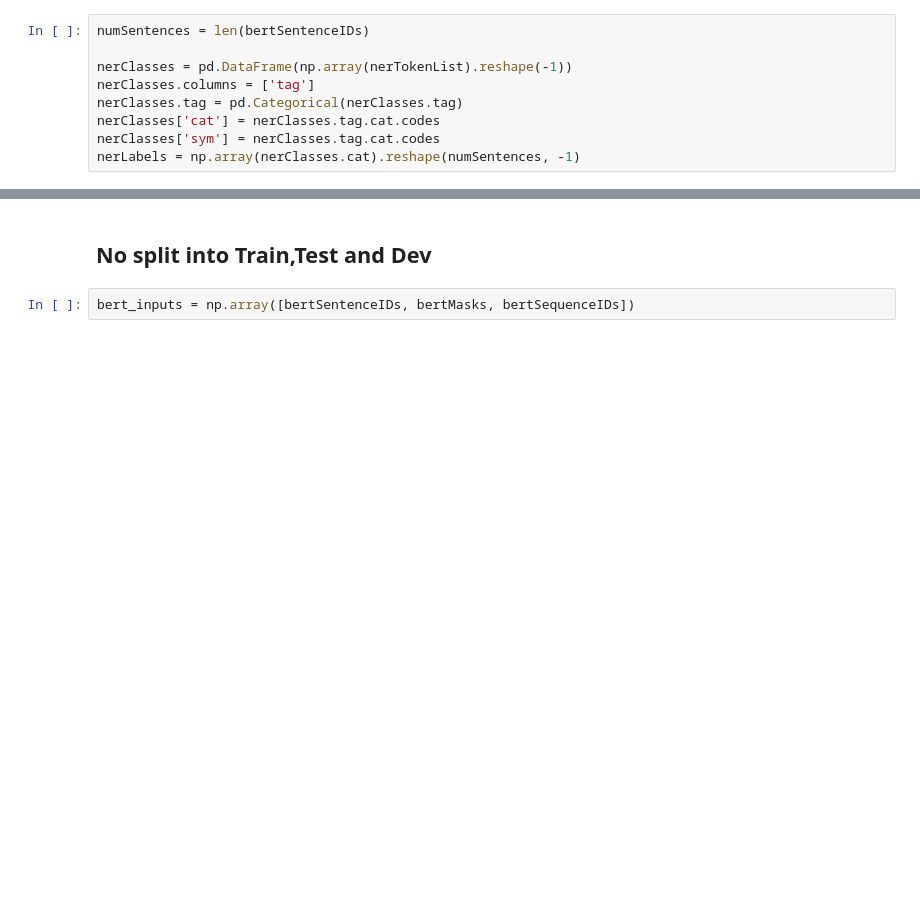
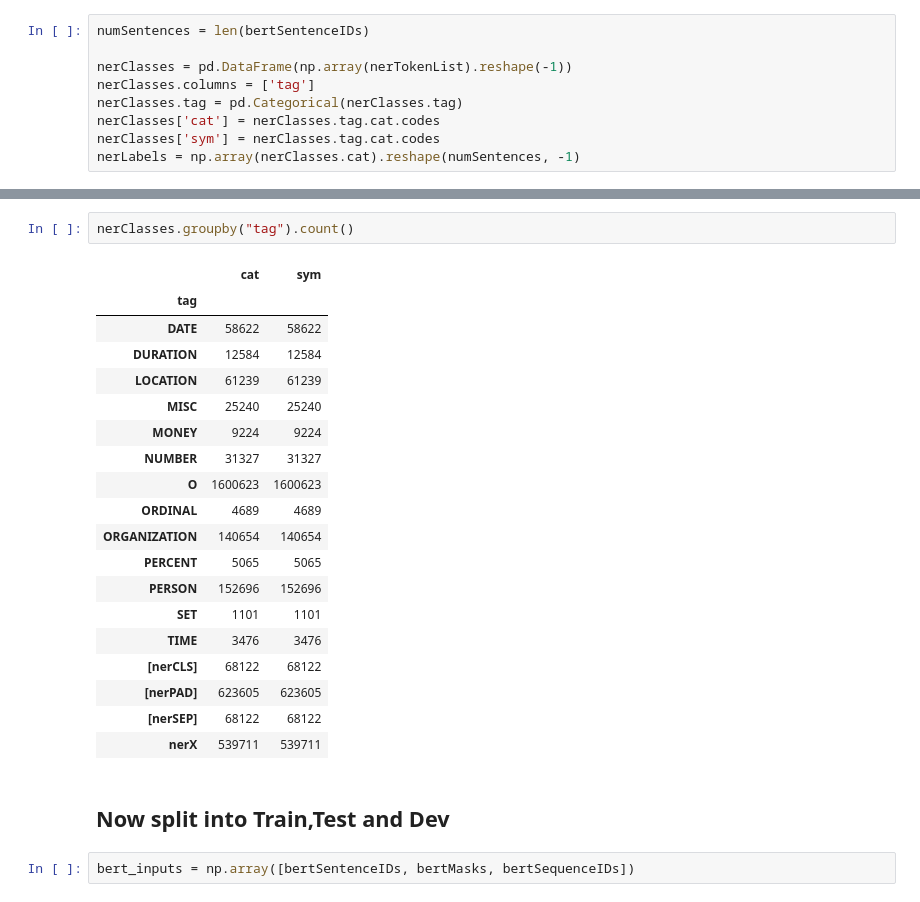
Before and after one commit to pnarsina/w266_final, a Jupyter notebook: NER_RE_BERT_Pnar.ipynb, the cells around one changed output, grey strips where cells are left out. Saved outputs shown, nothing was run; the diff lists cells and outputs as text; blank space fills up the shorter version.

```diff
--- a/NER_RE_BERT_Pnar.ipynb
+++ b/NER_RE_BERT_Pnar.ipynb
@@ -253,5 +267,27 @@ nerDistribution
+# %%
+nerClasses.groupby("tag").count()
+# %% [output]
+|  | cat | sym |
+| tag |  |  |
+| DATE | 58622 | 58622 |
+| DURATION | 12584 | 12584 |
+| LOCATION | 61239 | 61239 |
+| MISC | 25240 | 25240 |
+| MONEY | 9224 | 9224 |
+| NUMBER | 31327 | 31327 |
+| O | 1600623 | 1600623 |
+| ORDINAL | 4689 | 4689 |
+| ORGANIZATION | 140654 | 140654 |
+| PERCENT | 5065 | 5065 |
+| PERSON | 152696 | 152696 |
+| SET | 1101 | 1101 |
+| TIME | 3476 | 3476 |
+| [nerCLS] | 68122 | 68122 |
+| [nerPAD] | 623605 | 623605 |
+| [nerSEP] | 68122 | 68122 |
+| nerX | 539711 | 539711 |
 # %% [markdown]
-## No split into Train,Test and Dev
+## Now split into Train,Test and Dev
 # %%
 bert_inputs = np.array([bertSentenceIDs, bertMasks, bertSequenceIDs])
 # %%
```
Also changed, not shown: parts of 18 cells of this notebook.
